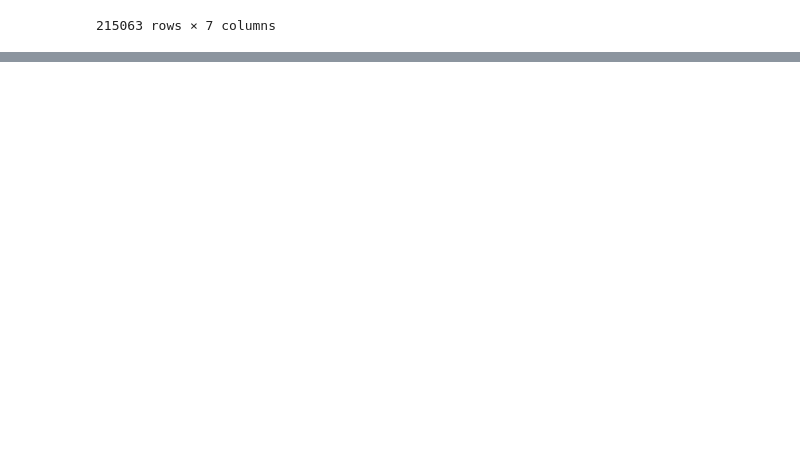
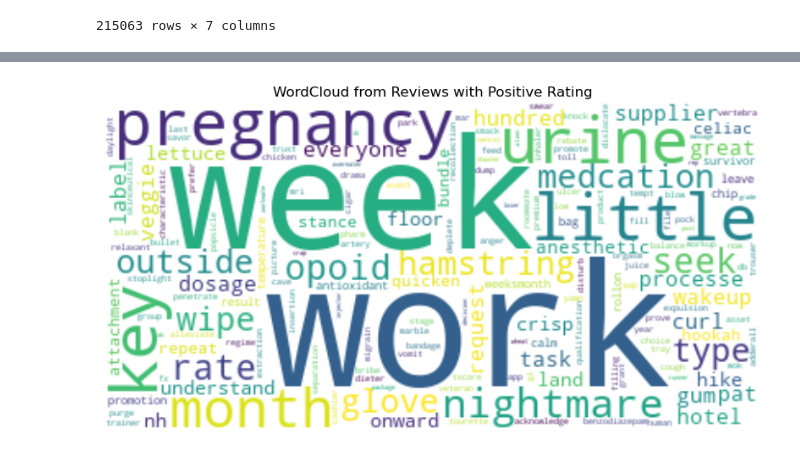
Before and after one commit to YamunaU75/FortuneMedical, a Jupyter notebook: FortuneMedical.ipynb, the cells around one changed output, grey strips where cells are left out. Drawn from its saved outputs; the diff is of its cells as text; code cells hidden in the pictures; blank space fills up the shorter version.

```diff
--- a/FortuneMedical.ipynb
+++ b/FortuneMedical.ipynb
@@ -74,0 +243,16 @@ df
+# %%
+# get common stop words in english that we'll remove during tokenization/text normalization
+stop_words = stopwords.words('english')
+
+# Cleaning to lowercase, removing punctuation
+corpus_norm = [x for x in corpus if ((x not in stop_words))]
+translator = str.maketrans('', '', string.punctuation)
+corpus_norm1 = [[token.translate(translator) for token in doc] for doc in corpus_norm]
+corpus_norm2 = [[token.strip() for token in doc if token.strip()] for doc in corpus_norm1]
+corpus_norm3 = [[token.lower() for token in doc] for doc in corpus_norm2]
+# %%
+# Splitting corpus based on ratings, 1-5 as negative, 6-10 as positive
+
+positive_corpus = [doc for doc, rating in zip(corpus_norm3, df['rating']) if rating > 5]
+negative_corpus = [doc for doc, rating in zip(corpus_norm3, df['rating']) if rating <= 5]
+positive_corpus
@@ -74,0 +277,16 @@ df
+# %%
+# flattening the list of lists to find unique words from positive_corpus
+positive_corpus_flat = []
+for doc in positive_corpus:
+    for word in doc:
+        positive_corpus_flat.append(word)
+
+positive_corpus_unique = set(positive_corpus_flat)
+
+# Define a regex pattern to match numbers or words containing numbers
+pattern = r'\b(\d+\w+|\w*\d+\w*)\b'
+
+# Apply the regex pattern to filter out unwanted tokens
+positive_corpus_filtered = [token for token in positive_corpus_unique if not re.match(pattern, token)]
+
+positive_corpus_filtered
@@ -74,0 +311,15 @@ df
+# %%
+# Create a WordCloud object with default settings
+wc = WordCloud(background_color="white")
+
+# Generate the word cloud using your corpus
+wc.generate(" ".join(positive_corpus_filtered))
+
+# Display the word cloud
+plt.figure(figsize=(10,7))
+plt.imshow(wc, interpolation="bilinear")
+plt.title("WordCloud from Reviews with Positive Rating")
+plt.axis("off")
+plt.show()
+# %% [output]
+[figure, added]
```
Also changed, not shown: parts of 20 cells of this notebook.
